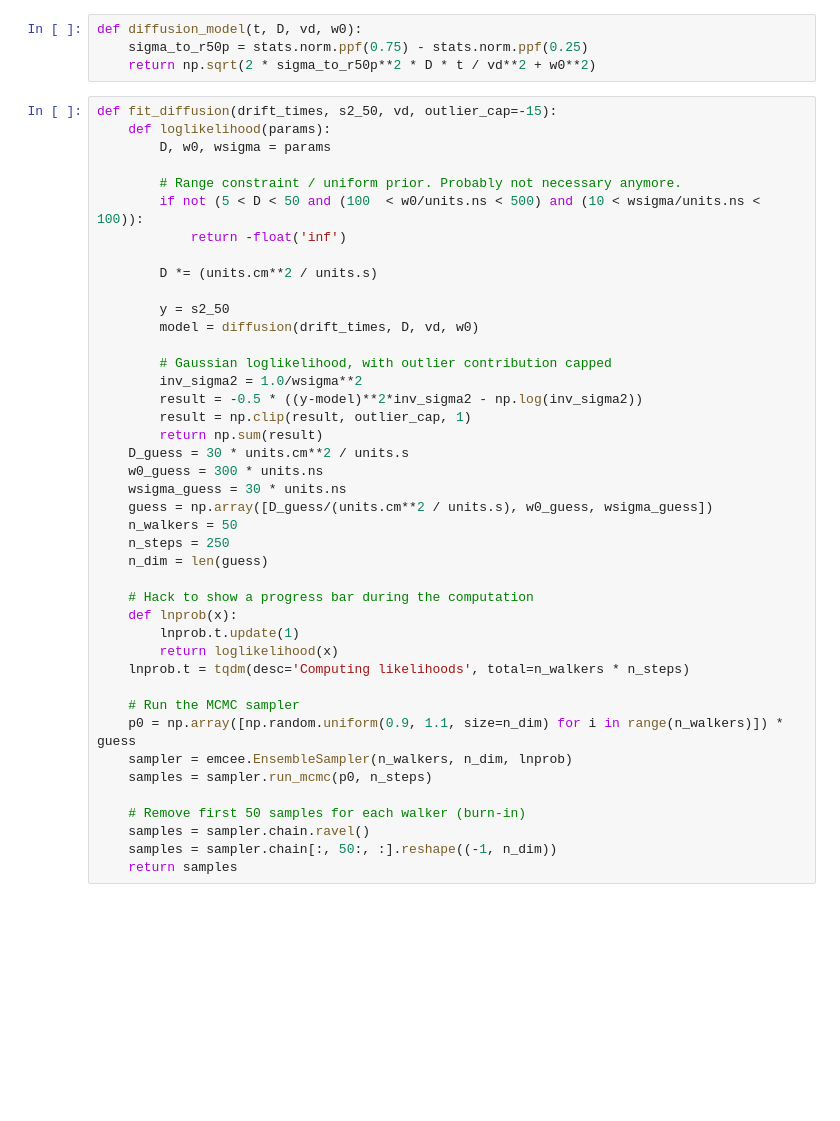
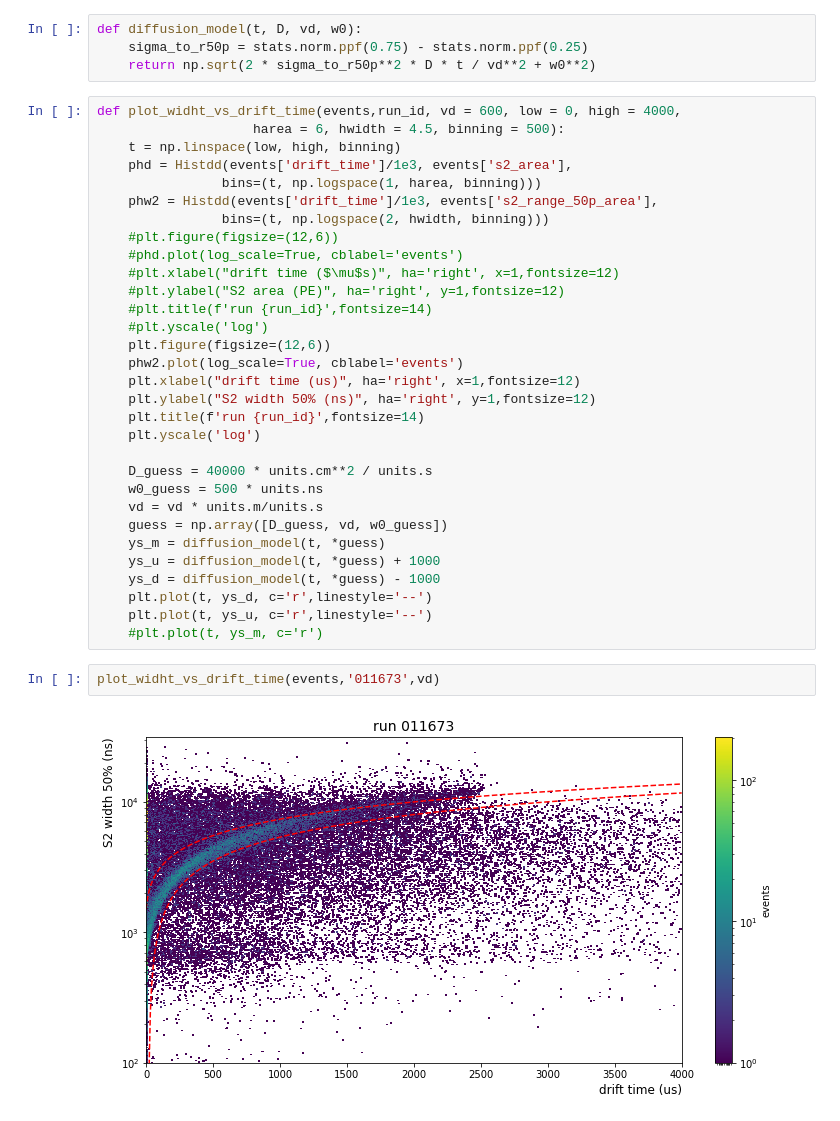
Before and after one commit to valerioda/xenon-note, a Jupyter notebook: fast_response_analysis/Kr83m_S2events.ipynb, the cells around one changed output. Saved outputs shown, nothing was run; the diff lists cells and outputs as text; blank space fills up the shorter version.

```diff
--- a/fast_response_analysis/Kr83m_S2events.ipynb
+++ b/fast_response_analysis/Kr83m_S2events.ipynb
@@ -207,46 +192,39 @@ plot_drift_time_aft(events,'011673',0,3000)
 def diffusion_model(t, D, vd, w0):
     sigma_to_r50p = stats.norm.ppf(0.75) - stats.norm.ppf(0.25)
     return np.sqrt(2 * sigma_to_r50p**2 * D * t / vd**2 + w0**2)
-# %%
-def fit_diffusion(drift_times, s2_50, vd, outlier_cap=-15):
-    def loglikelihood(params):
-        D, w0, wsigma = params
-
-        # Range constraint / uniform prior. Probably not necessary anymore.
-        if not (5 < D < 50 and (100  < w0/units.ns < 500) and (10 < wsigma/units.ns < 100)):
-            return -float('inf')
-
-        D *= (units.cm**2 / units.s)
-
-        y = s2_50
-        model = diffusion(drift_times, D, vd, w0)
-
-        # Gaussian loglikelihood, with outlier contribution capped
-        inv_sigma2 = 1.0/wsigma**2
-        result = -0.5 * ((y-model)**2*inv_sigma2 - np.log(inv_sigma2))
-        result = np.clip(result, outlier_cap, 1)
-        return np.sum(result)
-    D_guess = 30 * units.cm**2 / units.s
-    w0_guess = 300 * units.ns
-    wsigma_guess = 30 * units.ns
-    guess = np.array([D_guess/(units.cm**2 / units.s), w0_guess, wsigma_guess])
-    n_walkers = 50
-    n_steps = 250
-    n_dim = len(guess)
-
-    # Hack to show a progress bar during the computation
-    def lnprob(x):
-        lnprob.t.update(1)
-        return loglikelihood(x)
-    lnprob.t = tqdm(desc='Computing likelihoods', total=n_walkers * n_steps)
-
-    # Run the MCMC sampler
-    p0 = np.array([np.random.uniform(0.9, 1.1, size=n_dim) for i in range(n_walkers)]) * guess
-    sampler = emcee.EnsembleSampler(n_walkers, n_dim, lnprob)
-    samples = sampler.run_mcmc(p0, n_steps)
-
-    # Remove first 50 samples for each walker (burn-in)
-    samples = sampler.chain.ravel()
-    samples = sampler.chain[:, 50:, :].reshape((-1, n_dim))
-    return samples
+# %%
+def plot_widht_vs_drift_time(events,run_id, vd = 600, low = 0, high = 4000,
+                    harea = 6, hwidth = 4.5, binning = 500):
+    t = np.linspace(low, high, binning)
+    phd = Histdd(events['drift_time']/1e3, events['s2_area'],
+                bins=(t, np.logspace(1, harea, binning)))
+    phw2 = Histdd(events['drift_time']/1e3, events['s2_range_50p_area'],
+                bins=(t, np.logspace(2, hwidth, binning)))
+    #plt.figure(figsize=(12,6))
+    #phd.plot(log_scale=True, cblabel='events')
+    #plt.xlabel("drift time ($\mu$s)", ha='right', x=1,fontsize=12)
+    #plt.ylabel("S2 area (PE)", ha='right', y=1,fontsize=12)
+    #plt.title(f'run {run_id}',fontsize=14)
+    #plt.yscale('log')
+    plt.figure(figsize=(12,6))
+    phw2.plot(log_scale=True, cblabel='events')
+    plt.xlabel("drift time (us)", ha='right', x=1,fontsize=12)
+    plt.ylabel("S2 width 50% (ns)", ha='right', y=1,fontsize=12)
+    plt.title(f'run {run_id}',fontsize=14)
+    plt.yscale('log')
+
+    D_guess = 40000 * units.cm**2 / units.s
+    w0_guess = 500 * units.ns
+    vd = vd * units.m/units.s
+    guess = np.array([D_guess, vd, w0_guess])
+    ys_m = diffusion_model(t, *guess)
+    ys_u = diffusion_model(t, *guess) + 1000
+    ys_d = diffusion_model(t, *guess) - 1000
+    plt.plot(t, ys_d, c='r',linestyle='--')
+    plt.plot(t, ys_u, c='r',linestyle='--')
+    #plt.plot(t, ys_m, c='r')
+# %%
+plot_widht_vs_drift_time(events,'011673',vd)
+# %% [output]
+[figure, added]
 # %%
```
Also changed, not shown: parts of 14 cells of this notebook, 1 other file.
